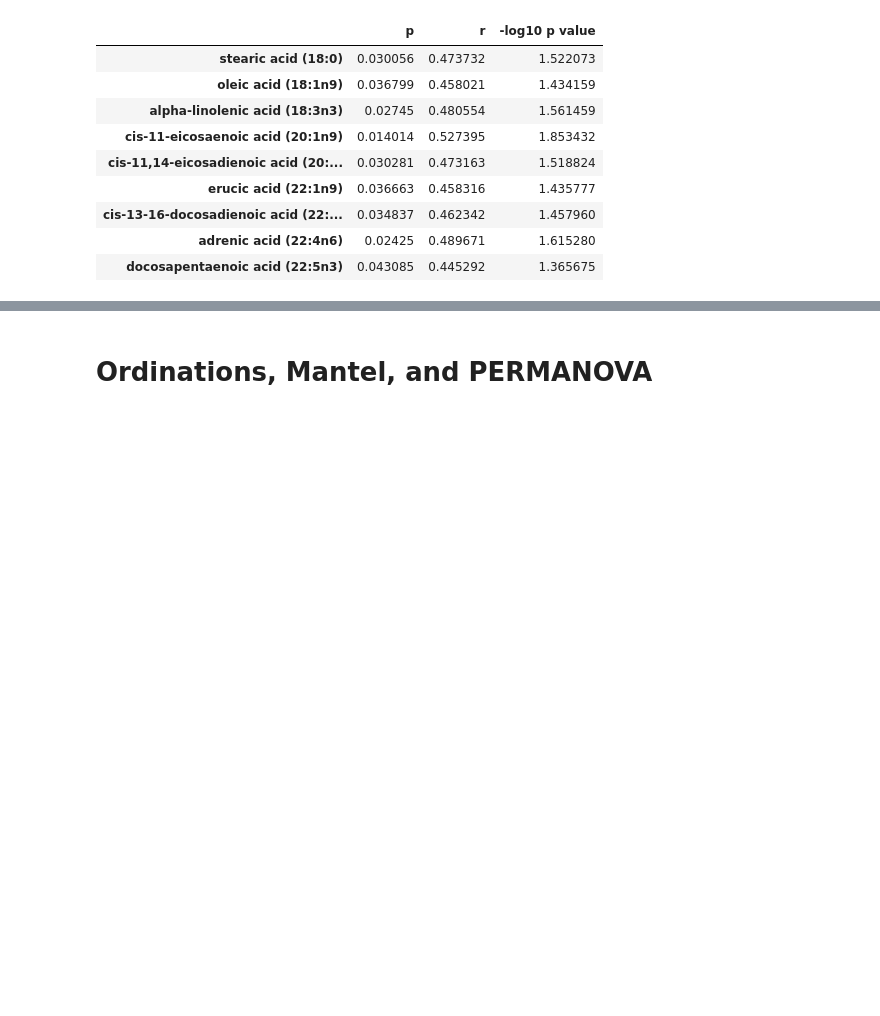
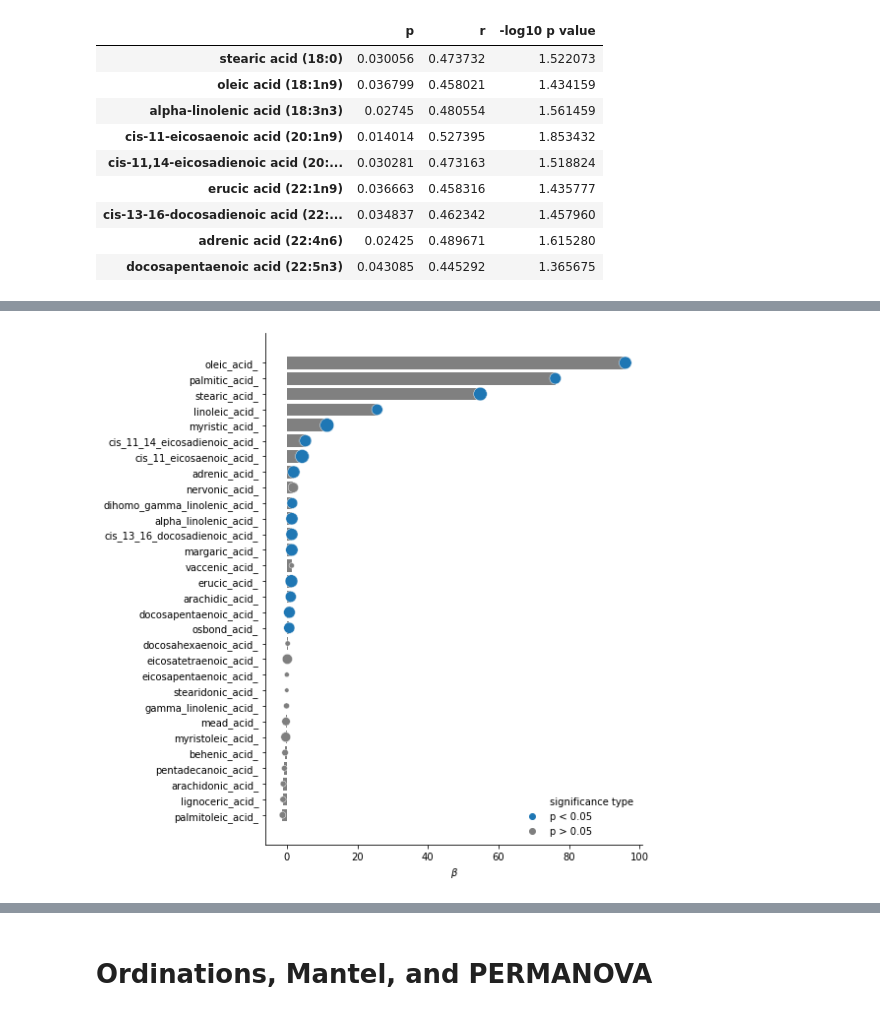
Before and after one commit to sterrettJD/Breastfed-Neonates, a Jupyter notebook: Metabolome.ipynb, the cells around one changed output, grey strips where cells are left out. Drawn from its saved outputs; the diff is of its cells as text; code cells hidden in the pictures; blank space fills up the shorter version.

```diff
--- a/Metabolome.ipynb
+++ b/Metabolome.ipynb
@@ -268,0 +294,6 @@ pear_time_volc[pear_time_volc["p"]<0.05]
+# %%
+lme_df = pd.concat([metabo, metadata[["Timepoint", "Subjectcode"]]],
+                   axis=1)
+# %%
+lme_df.rename(columns={x: x.replace(" ","_").replace("-","_").replace(",","_").split("(")[0] for x in metabo.columns},
+             inplace=True)
@@ -268,0 +314,8 @@ pear_time_volc[pear_time_volc["p"]<0.05]
+# %%
+lme_time_volc = lme_time_volc.sort_values(by="p")
+lme_time_volc["fdr_p"] = fdrcorrection(lme_time_volc["p"])[1]
+lme_time_volc["fdr_sig"] = fdrcorrection(lme_time_volc["p"])[0]
+lme_time_volc["significant"] = lme_time_volc["p"] < 0.05
+lme_time_volc.loc[lme_time_volc["p"]<0.05,"significance type"] = "p < 0.05"
+lme_time_volc.loc[lme_time_volc["p"]>0.05,"significance type"] = "p > 0.05"
+lme_time_volc.loc[lme_time_volc["fdr_p"]<0.05,"significance type"] = "FDR p < 0.05"
@@ -268,0 +342,27 @@ pear_time_volc[pear_time_volc["p"]<0.05]
+# %%
+ax = sns.barplot(x="beta",
+                 y="index",
+                 palette=["grey"],
+                 data=lme_time_volc.reset_index().sort_values(by="beta", ascending=False))
+
+
+sns.scatterplot(x="beta",
+                y="index",
+                hue="significance type",
+                size="-log10 p value", sizes=(20,200),
+                palette=["tab:blue", "tab:grey"],
+                data=lme_time_volc.reset_index().sort_values(by="beta", ascending=False),
+                ax=ax)
+
+
+handles,labels = ax.get_legend_handles_labels()
+ax.legend(handles[:3],labels[:3],
+          frameon=False)
+ax.set(xlabel=r"$\beta$", ylabel=None)
+
+ax.spines[["top", "right"]].set_visible(False)
+plt.gcf().set_size_inches(8,8)
+
+plt.tight_layout()
+# %% [output]
+[figure, added]
```
Also changed, not shown: parts of 8 cells of this notebook.
